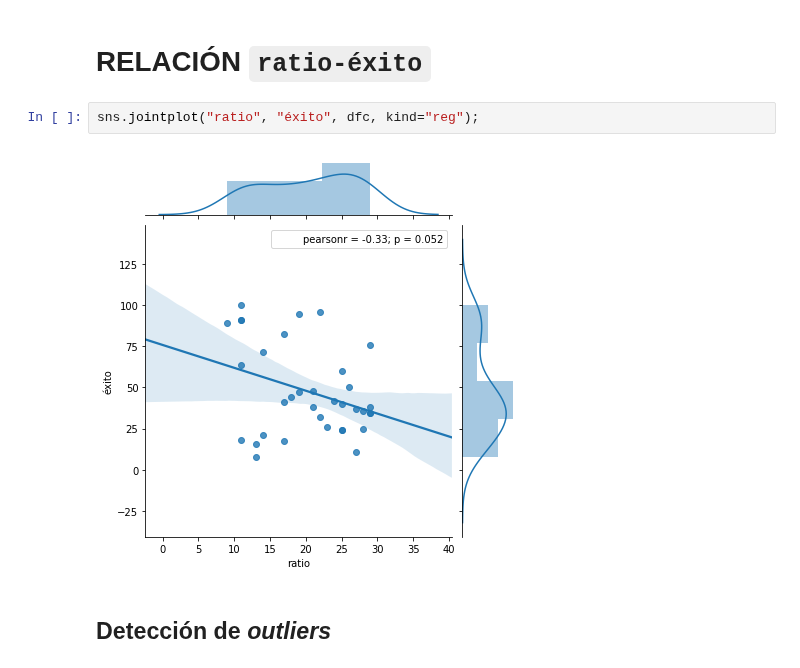
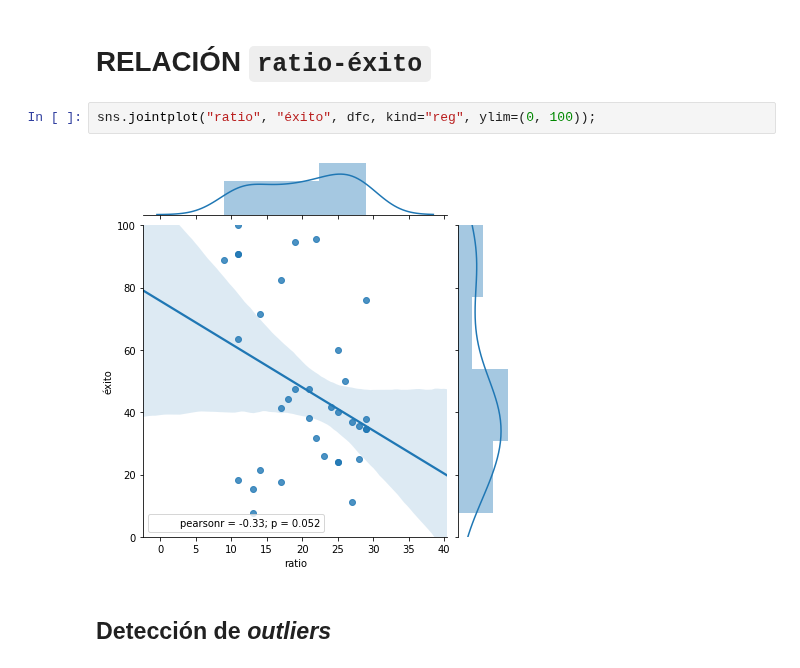
Before and after one commit to iespuertodelacruz/analitica, a Jupyter notebook: C1718/E2.ipynb, the cells around one changed output. Cells and saved outputs as stored; diff of their text form.

```diff
--- a/C1718/E2.ipynb
+++ b/C1718/E2.ipynb
@@ -446,9 +446,9 @@ Total de partes de gestión con suspensión del derecho de asistencia: 16
 # %% [markdown]
 # RELACIÓN `ratio-éxito`
 # %%
-sns.jointplot("ratio", "éxito", dfc, kind="reg");
+sns.jointplot("ratio", "éxito", dfc, kind="reg", ylim=(0, 100));
 # %% [output]
-[figure, old version]
+[figure, new version]
 # %% [markdown]
 ## Detección de *outliers*
 # %% [markdown]
```
Also changed, not shown: parts of 3 cells of this notebook.
